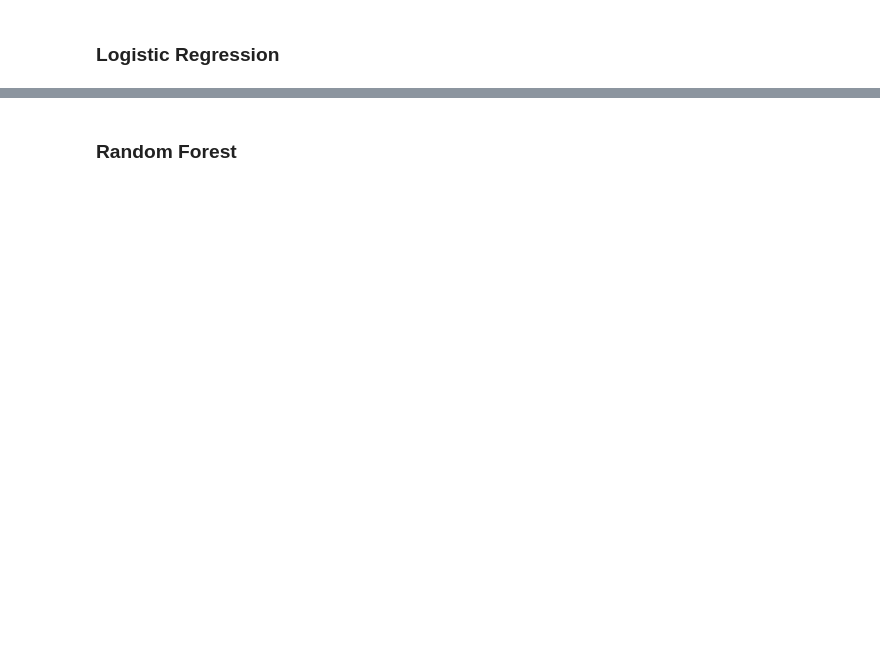
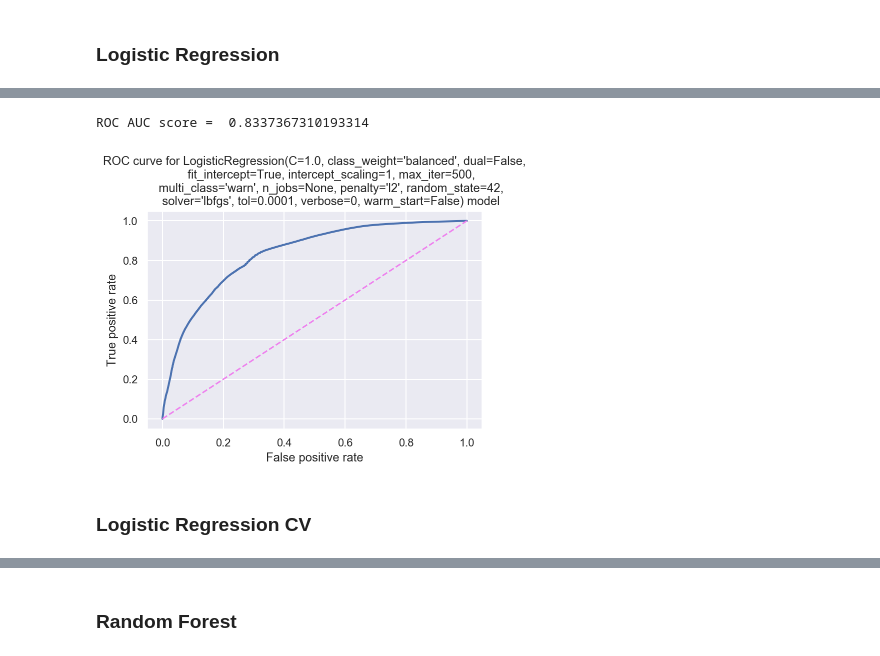
Before and after one commit to mlan93/project_03_metis, a Jupyter notebook: Project_3_Data_Cleaning_Weights.ipynb, the cells around one changed output, grey strips where cells are left out. Saved outputs shown, nothing was run; the diff lists cells and outputs as text; code cells hidden in the pictures; blank space fills up the shorter version.

```diff
--- a/Project_3_Data_Cleaning_Weights.ipynb
+++ b/Project_3_Data_Cleaning_Weights.ipynb
@@ -180,3 +160,16 @@ def quick_test_afew_times(model, X, y, n=10):
+# %%
+def print_ROC_curve(model, X_te, y_te):
+    fpr, tpr, thresholds = roc_curve(y_te, model.predict_proba(X_te)[:,1])
+
+    plt.plot(fpr, tpr,lw=2)
+    plt.plot([0,1],[0,1],c='violet',ls='--')
+    plt.xlim([-0.05,1.05])
+    plt.ylim([-0.05,1.05])
+
+    plt.xlabel('False positive rate')
+    plt.ylabel('True positive rate')
+    plt.title(f'ROC curve for {model} model');
+    print("ROC AUC score = ", roc_auc_score(y_te, model.predict_proba(X_te)[:,1]))
 # %%
 def print_confusion_matrix(confusion_matrix, class_names, figsize = (9,5), fontsize=18):
     """Prints a confusion matrix, as returned by sklearn.metrics.confusion_matrix, as a heatmap.
@@ -215,8 +208,7 @@ def print_confusion_matrix(confusion_matrix, class_names, figsize = (9,5), fonts
 # %%
-# Check the logistic regression
-# X_tr, X_te, y_tr, y_te = get_person_split_data(df_CA_M)
-
-X = df_CA_M[['AGE', 'MIGRATE_BIN', 'NCHILD', 'BPL_BIN', 'MARST_BIN', 'PERWT']]
+X = df_CA_M[['AGE', 'MIGRATE_BIN', 'NCHILD', 'BPL_BIN', 'MARST_BIN', \
+             'EDUC_CAT_HIGH_SCH_ED', 'EDUC_CAT_UNDERGRAD_ED', 'EDUC_CAT_GRAD_ED', 'PERWT', \
+             'EMPSTAT_N_LABOR', 'EMPSTAT_UNEMPLOYED', 'SEX_MALE', 'HCOVANY']]
 y = df_CA_M[['POVERTY_BIN']]
 X_tr, X_te, y_tr, y_te = train_test_split(X, y, test_size=0.2, random_state=42, stratify=y)
 
@@ -225,14 +217,8 @@ WT_te = X_te[['PERWT']].copy()
 
 X_tr = X_tr.drop(columns = ['PERWT'])
 X_te = X_te.drop(columns = ['PERWT'])
-
-## SMOTE used to generate a close data point
-# X_smoted, y_smoted = SMOTE(random_state=42).fit_sample(X_tr, y_tr)
-
-# Counter(y_smoted)
 # %% [markdown]
 ### Logistic Regression
 # %%
-lr = LogisticRegression(solver='lbfgs', max_iter = 500, n_jobs = -1, class_weight = 'balanced')
+lr = LogisticRegression(solver='lbfgs', max_iter = 500, class_weight = 'balanced', random_state = 42)
 lr_fit = lr.fit(X_tr, y_tr.values.ravel(), sample_weight = WT_tr.values.ravel())
-scores(lr, 0.5, X_tr, y_tr, X_te, y_te)
@@ -254,0 +268,7 @@ cm = print_confusion_matrix(conf_mat, ['Class 0', 'Class 1'])
+# %%
+print_ROC_curve(lr, X_te, y_te)
+# %% [output]
+ROC AUC score =  0.8337367310193314
+[figure, added]
+# %% [markdown]
+### Logistic Regression CV
```
Also changed, not shown: parts of 40 cells of this notebook.
